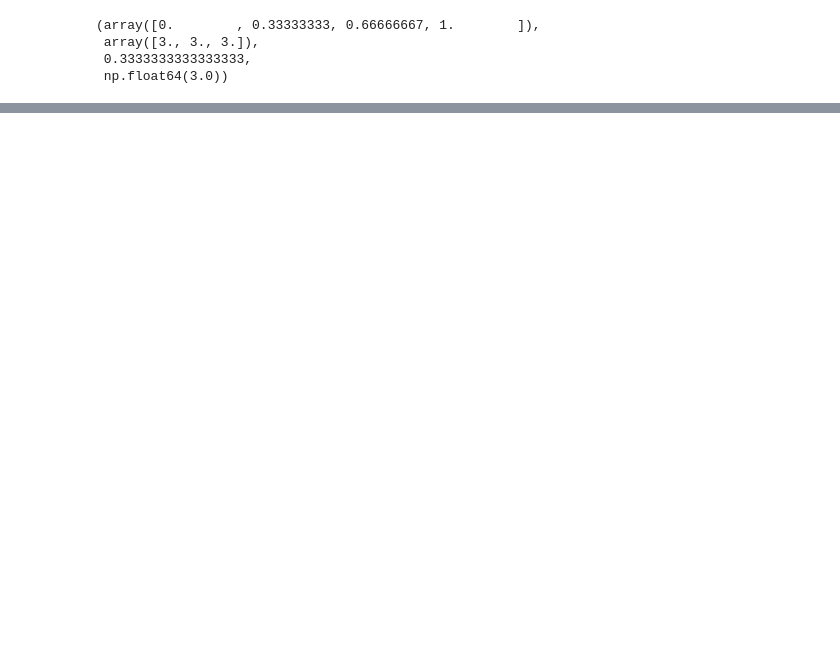
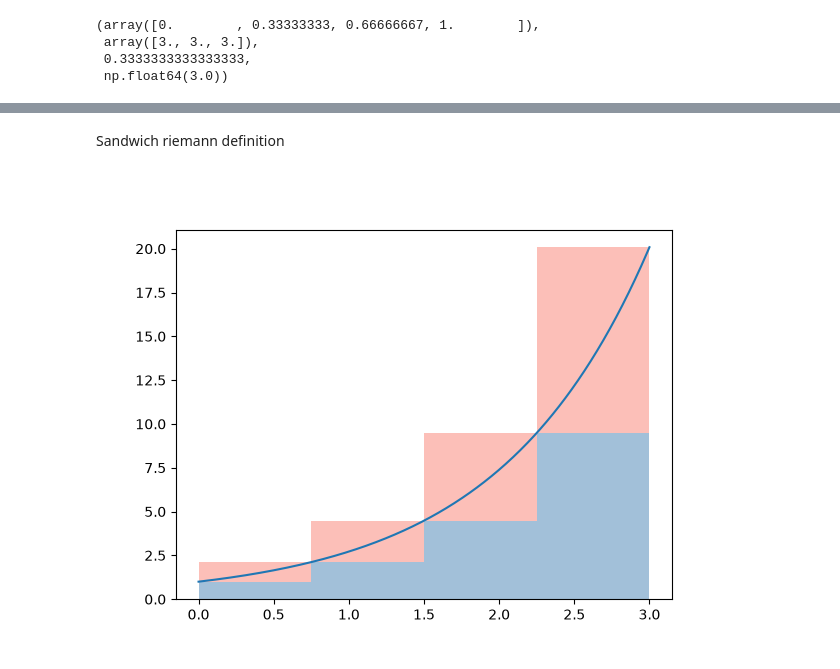
Before and after one commit to craftedbydoing/calculus-visualisation-package, a Jupyter notebook: notebooks/05_integration.ipynb, the cells around one changed output, grey strips where cells are left out. Drawn from its saved outputs; the diff is of its cells as text; code cells hidden in the pictures; blank space fills up the shorter version.

```diff
--- a/notebooks/05_integration.ipynb
+++ b/notebooks/05_integration.ipynb
@@ -44 +44,17 @@ interactive(children=(Dropdown(description='func_name', options=('e^x',), value=
 [figure]
+# %% [markdown]
+Sandwich riemann definition
+# %%
+f = lambda x: np.exp(x)
+a = 0
+b = 3
+n = 4
+
+x, f_vals = sample_clean(f, (a,b))
+_, lower_h, width, lower_sum = riemann_sum(f, a, b, n, "lower")
+edges, upper_h, _, upper_sum = riemann_sum(f, a, b, n, "upper")
+
+fig, ax = plt.subplots()
+plot_riemann_sandwich(ax, x, f_vals, edges[:-1], lower_h, upper_h, width)
+# %% [output]
+[figure, added]
```
Also changed, not shown: parts of 4 cells of this notebook, 3 other files.
